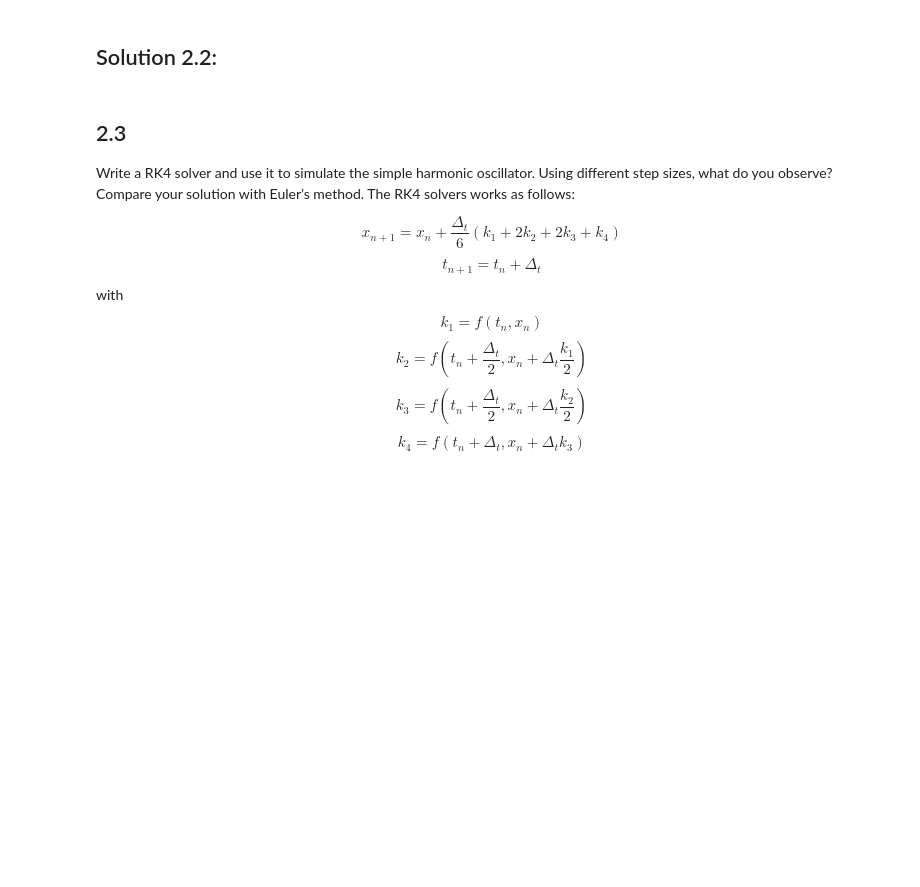
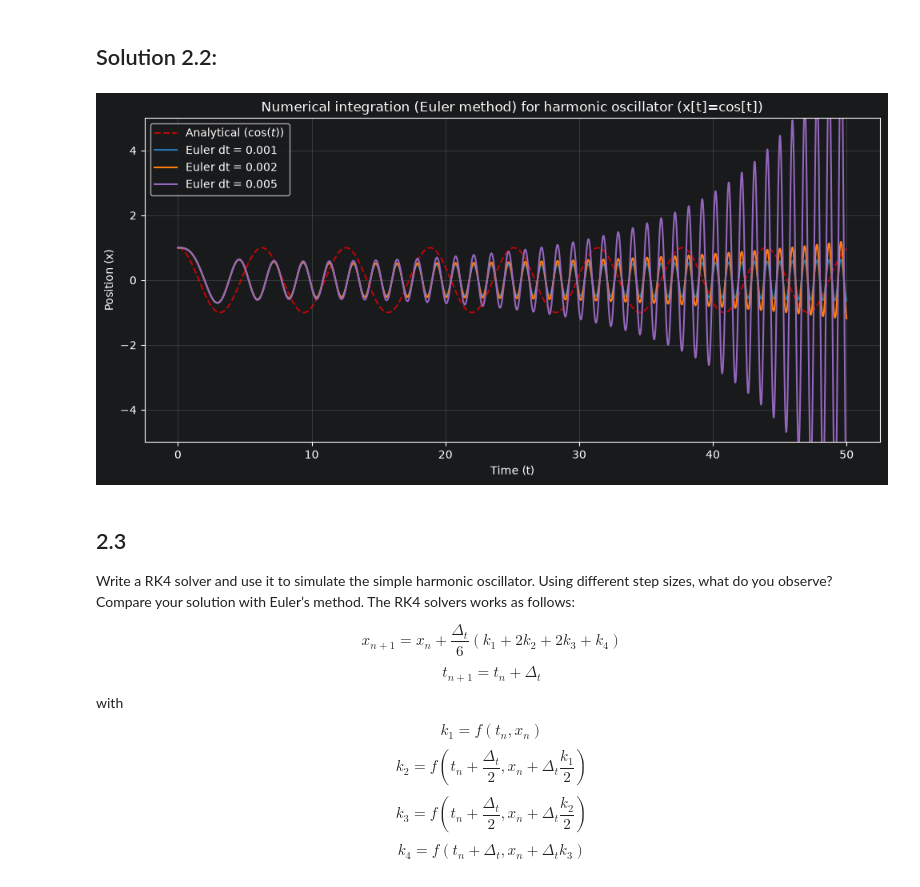
Before and after one commit to samschilder02/exercises_ComplexAdaptiveSystems_SOW-MKI49, a Jupyter notebook: CAS Assignment 2.ipynb, the cells around one changed output. Saved outputs shown, nothing was run; the diff lists cells and outputs as text; code cells hidden in the pictures; blank space fills up the shorter version.

```diff
--- a/CAS Assignment 2.ipynb
+++ b/CAS Assignment 2.ipynb
@@ -76,9 +111,10 @@ def simple_harmonic_oscillator(X, k):
     """
     Simple harmonic oscillator model
     X: state vector [x, xdot]
-    w2: omega
+    k: omega
     """
-    return #YOUR ANSWER HERE
+    x, xdot = X
+    return jnp.array([xdot, -k*x])
 # %%
 def euler(f, x, t, dt):
     """
@@ -98,6 +134,6 @@ def euler(f, x, t, dt):
 def get_euler(f, dt):
     def euler_scan_fn(carry, t):
 
-        return #YOUR ANSWER HERE
+        return carry + dt * f(carry, t), carry + dt * f(carry, t)
 
     return euler_scan_fn
@@ -106,3 +140,43 @@ def get_euler(f, dt):
+# %%
+# Visualize the harmonic oscillator integrated with Euler for different step sizes
+import time
+color1 = 'r--'
+color2_4 = ['tab:blue', 'tab:orange', 'tab:purple']
+# parameters
+t0 = 0  # starting time
+tn = 50  # end time
+dts = 0.001, 0.002, 0.005  # stepsize
+t_analytical = jnp.linspace(t0, tn, 1000)
+x0 = jnp.array([1.0, 0.0])
+
+x  = f1(t); v = f2(t)
+k = 1
+
+# simulation
+plt.figure(figsize=(10, 5))
+plt.plot(t_analytical, jnp.cos(t_analytical), color1, label=r'Analytical ($\cos(t)$)', alpha=0.7)
+
+for i, dt in enumerate(dts):  # loop over all stepsizes
+    num_steps = int((tn-t0)/dt)
+    t = jnp.linspace(t0, tn, num_steps)  # time range
+
+    f = lambda X, k: simple_harmonic_oscillator(X, k)
+    step_fn = get_euler(f, dt)
+    _, trajectory = jax.lax.scan(step_fn, x0, t)
+
+    # plot
+    plt.plot(t, trajectory[:,0], color2_4[i], label=rf'Euler dt = {dt}')
+
+plt.title('Numerical integration (Euler method) for harmonic oscillator (x[t]=cos[t])')
+plt.xlabel('Time (t)')
+plt.ylabel('Position (x)')
+plt.ylim([-5, 5])
+plt.legend()
+plt.grid(True, alpha=0.3)
+plt.tight_layout()
+plt.show()
+# %% [output]
+[figure, added]
 # %% [markdown]
 ## 2.3
 
```
Also changed, not shown: parts of 7 cells of this notebook.
